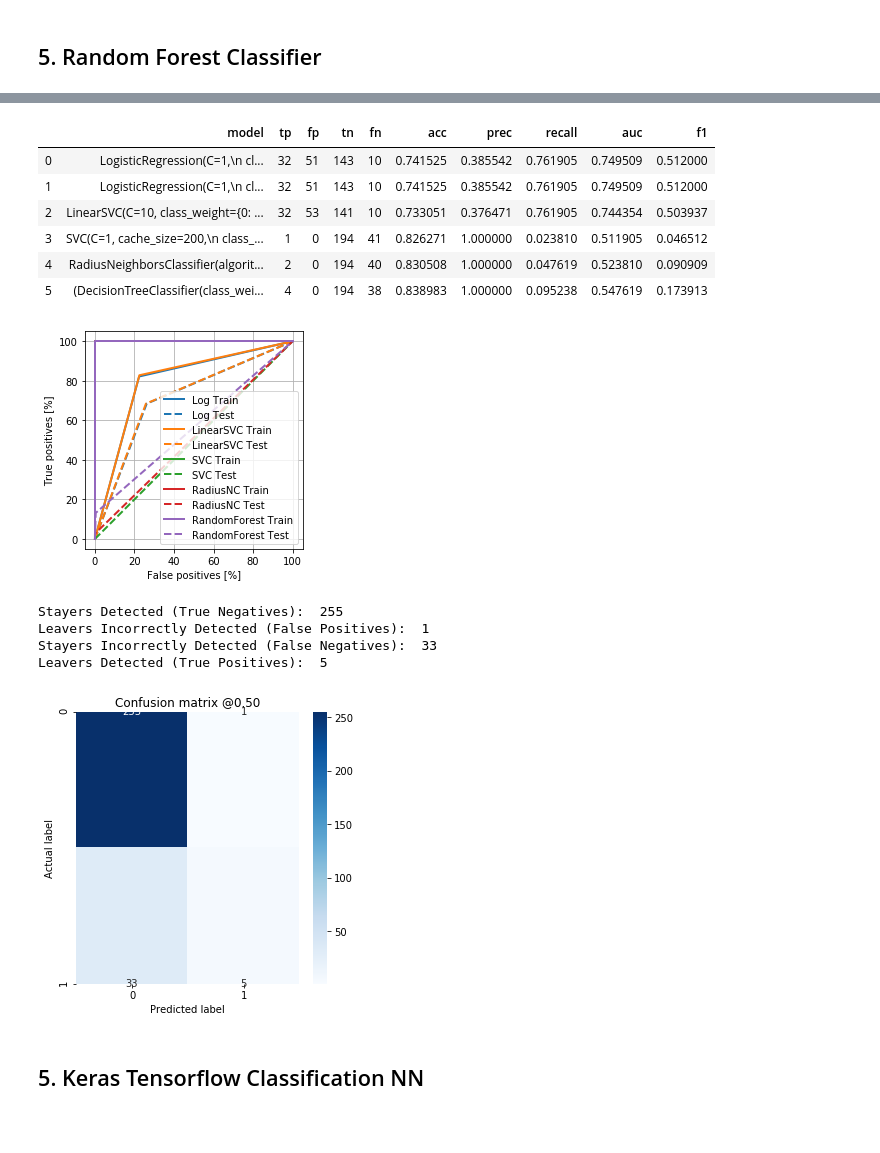
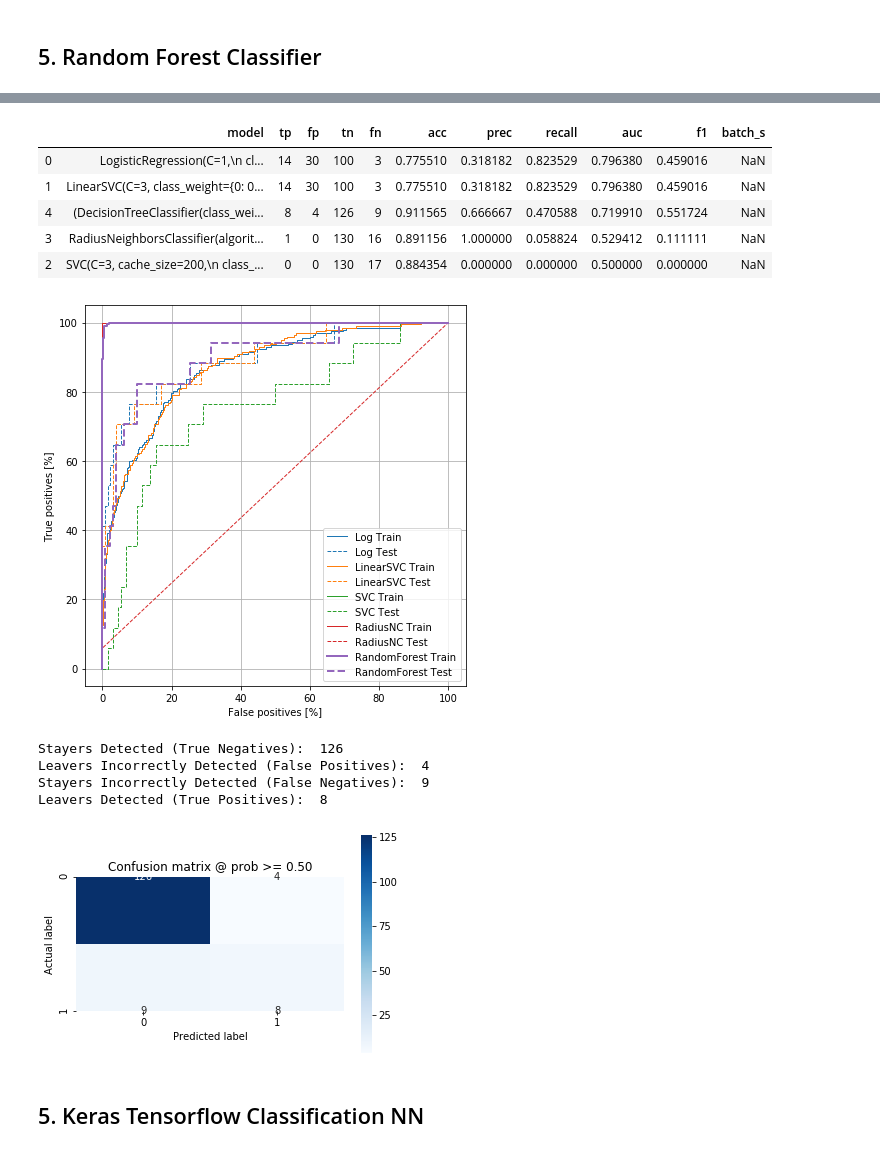
Before and after one commit to HenrikPereira/EDSBproject, a Jupyter notebook: Scripts/Data_models.ipynb, the cells around one changed output, grey strips where cells are left out. Drawn from its saved outputs; the diff is of its cells as text; code cells hidden in the pictures; blank space fills up the shorter version.

Commit message:
Checkpoint predictive data models

```diff
--- a/Scripts/Data_models.ipynb
+++ b/Scripts/Data_models.ipynb
@@ -127,0 +141,5 @@ Cases on dataset:
+# %%
+neg, pos = np.bincount(train_labels)
+total = neg + pos
+print('Cases on training dataset:\n    Total: {}\n    Employees that Left the company: {} ({:.2f}% of total)\n'.format(
+    total, pos, 100 * pos / total))
@@ -373,17 +417,18 @@ Leavers Detected (True Positives):  1
 from sklearn.ensemble import RandomForestClassifier as RForest
 # %%
 m_RF = RForest(criterion='gini',
-               n_jobs=-1,
+               max_features='auto',
+               class_weight=class_weights,
+               n_jobs=6,
                random_state=0)
 
-parameters = [{'n_estimators' : [i for i in range(0,500,100)],
-               'max_depth' : [i for i in range(0,100,50)],
-              'min_samples_leaf' : [2, 5],
-              'max_features' : ['auto'],
-              'warm_start' : [True, False],
-              'class_weight' : [class_weights, 'balanced_subsample']}]
+parameters = [{'n_estimators' : [i for i in range(600,800,100)],
+               'max_depth' : [i for i in range(10,20,3)],
+               'min_samples_split' : [i for i in range (2,4)],
+               'min_samples_leaf' : [i for i in range (2,4)],
+               'warm_start' : [True, False]}]
 
-grid_s = sklearn.model_selection.GridSearchCV(m_RF, parameters, cv=10, refit=True, n_jobs=-1)
+grid_s = sklearn.model_selection.GridSearchCV(m_RF, parameters, cv=10, refit=True, n_jobs=6, verbose=2)
 grid_s.fit(train_features, train_labels)
 print(grid_s.best_estimator_)
 model_RandomForest = grid_s.best_estimator_
@@ -400,41 +451,40 @@ RandomForestClassifier(bootstrap=True,
 # %%
-models_summary = save_metrics(models_summary, model_RandomForest, val_labels, model_RandomForest.predict(val_features))
-models_summary
+models_summary = save_metrics(models_summary, model_RandomForest, test_labels, model_RandomForest.predict(test_features))
+models_summary.sort_values(by=['auc','recall'], ascending=False)
 # %% [output]
-|  | model | tp | fp | tn | fn | acc | prec | recall | auc | f1 |
-| 0 | LogisticRegression(C=1,\n cl... | 32 | 51 | 143 | 10 | 0.741525 | 0.385542 | 0.761905 | 0.749509 | 0.512000 |
-| 1 | LogisticRegression(C=1,\n cl... | 32 | 51 | 143 | 10 | 0.741525 | 0.385542 | 0.761905 | 0.749509 | 0.512000 |
-| 2 | LinearSVC(C=10, class_weight={0: ... | 32 | 53 | 141 | 10 | 0.733051 | 0.376471 | 0.761905 | 0.744354 | 0.503937 |
-| 3 | SVC(C=1, cache_size=200,\n class_... | 1 | 0 | 194 | 41 | 0.826271 | 1.000000 | 0.023810 | 0.511905 | 0.046512 |
-| 4 | RadiusNeighborsClassifier(algorit... | 2 | 0 | 194 | 40 | 0.830508 | 1.000000 | 0.047619 | 0.523810 | 0.090909 |
-| 5 | (DecisionTreeClassifier(class_wei... | 4 | 0 | 194 | 38 | 0.838983 | 1.000000 | 0.095238 | 0.547619 | 0.173913 |
+|  | model | tp | fp | tn | fn | acc | prec | recall | auc | f1 | batch_s |
+| 0 | LogisticRegression(C=1,\n cl... | 14 | 30 | 100 | 3 | 0.775510 | 0.318182 | 0.823529 | 0.796380 | 0.459016 | NaN |
+| 1 | LinearSVC(C=3, class_weight={0: 0... | 14 | 30 | 100 | 3 | 0.775510 | 0.318182 | 0.823529 | 0.796380 | 0.459016 | NaN |
+| 4 | (DecisionTreeClassifier(class_wei... | 8 | 4 | 126 | 9 | 0.911565 | 0.666667 | 0.470588 | 0.719910 | 0.551724 | NaN |
+| 3 | RadiusNeighborsClassifier(algorit... | 1 | 0 | 130 | 16 | 0.891156 | 1.000000 | 0.058824 | 0.529412 | 0.111111 | NaN |
+| 2 | SVC(C=3, cache_size=200,\n class_... | 0 | 0 | 130 | 17 | 0.884354 | 0.000000 | 0.000000 | 0.500000 | 0.000000 | NaN |
 # %%
-plot_roc("Log Train", train_labels, model_logistic.predict(train_features), color=colors[0])
-plot_roc("Log Test", test_labels, model_logistic.predict(test_features), color=colors[0], linestyle='--')
+plt.figure(figsize=(7, 7))
+plot_roc("Log Train", train_labels, model_logistic.decision_function(train_features), lcolor=colors[0], lwidth=1)
+plot_roc("Log Test", test_labels, model_logistic.decision_function(test_features), lcolor=colors[0], lstyle='--', lwidth=1)
 
-plot_roc("LinearSVC Train", train_labels, model_LinearSVC.predict(train_features), color=colors[1])
-plot_roc("LinearSVC Test", test_labels, model_LinearSVC.predict(test_features), color=colors[1], linestyle='--')
+plot_roc("LinearSVC Train", train_labels, model_LinearSVC.decision_function(train_features), lcolor=colors[1], lwidth=1)
+plot_roc("LinearSVC Test", test_labels, model_LinearSVC.decision_function(test_features), lcolor=colors[1], lstyle='--', lwidth=1)
 
-plot_roc("SVC Train", train_labels, model_SVC.predict(train_features), color=colors[2])
-plot_roc("SVC Test", test_labels, model_SVC.predict(test_features), color=colors[2], linestyle='--')
+plot_roc("SVC Train", train_labels, model_SVC.decision_function(train_features), lcolor=colors[2], lwidth=1)
+plot_roc("SVC Test", test_labels, model_SVC.decision_function(test_features), lcolor=colors[2], lstyle='--', lwidth=1)
 
-plot_roc("RadiusNC Train", train_labels, model_RadiusNC.predict(train_features), color=colors[3])
-plot_roc("RadiusNC Test", test_labels, model_RadiusNC.predict(test_features), color=colors[3], linestyle='--')
+plot_roc("RadiusNC Train", train_labels, model_RadiusNC.predict(train_features), lcolor=colors[3], lwidth=1)
+plot_roc("RadiusNC Test", test_labels, model_RadiusNC.predict(test_features), lcolor=colors[3], lstyle='--', lwidth=1)
 
-plot_roc("RandomForest Train", train_labels, model_RandomForest.predict(train_features), color=colors[4])
-plot_roc("RandomForest Test", test_labels, model_RandomForest.predict(test_features), color=colors[4], linestyle='--')
+plot_roc("RandomForest Train", train_labels, model_RandomForest.predict_proba(train_features)[:, 1], lcolor=colors[4])
+plot_roc("RandomForest Test", test_labels, model_RandomForest.predict_proba(test_features)[:, 1], lcolor=colors[4], lstyle='--')
 plt.legend(loc='lower right')
 plt.show()
+
+plot_cm(test_labels, model_RandomForest.predict(test_features))
 # %% [output]
-[figure, old version]
+[figure, new version]
+Stayers Detected (True Negatives):  126
+Leavers Incorrectly Detected (False Positives):  4
+Stayers Incorrectly Detected (False Negatives):  9
+Leavers Detected (True Positives):  8
+[figure, added]
-# %%
-plot_cm(test_labels, model_RandomForest.predict(test_features))
-# %% [output]
-Stayers Detected (True Negatives):  255
-Leavers Incorrectly Detected (False Positives):  1
-Stayers Incorrectly Detected (False Negatives):  33
-Leavers Detected (True Positives):  5
-[figure, removed]
 # %% [markdown]
 ## 5. Keras Tensorflow Classification NN
 # %%
```
Also changed, not shown: parts of 61 cells of this notebook, 1 other file.
